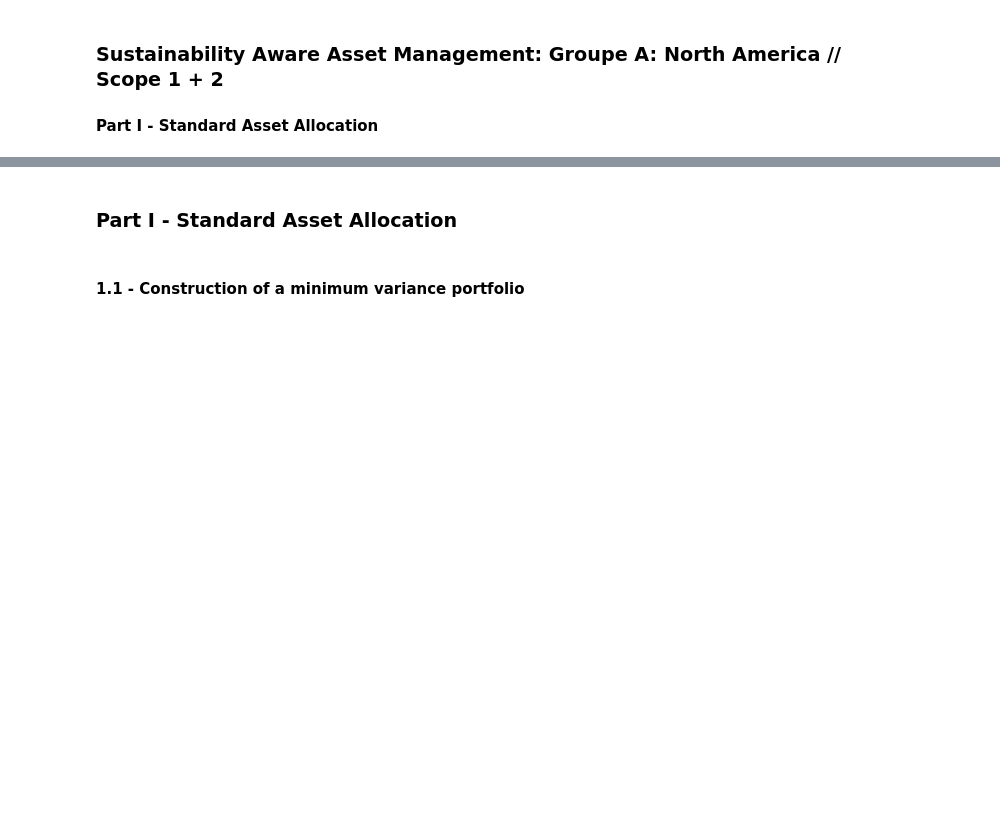
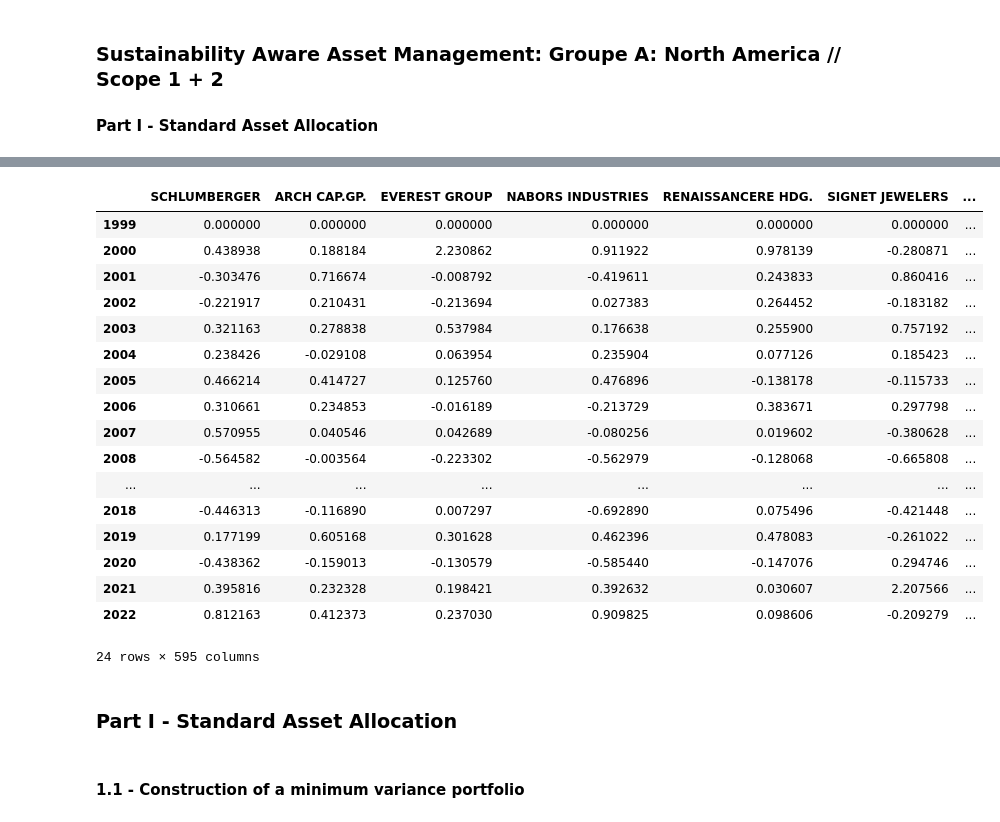
Before and after one commit to dorentinmorina/SAAM, a Jupyter notebook: main.ipynb, the cells around one changed output, grey strips where cells are left out. Saved outputs shown, nothing was run; the diff lists cells and outputs as text; code cells hidden in the pictures; blank space fills up the shorter version.

```diff
--- a/main.ipynb
+++ b/main.ipynb
@@ -21,3 +38,25 @@ df_y = yearly_return.pct_change().fillna(0)
+# %%
+## DataFrame yearly returns
+df_y
+# %% [output]
+|  | SCHLUMBERGER | ARCH CAP.GP. | EVEREST GROUP | NABORS INDUSTRIES | RENAISSANCERE HDG. | SIGNET JEWELERS | ... |
+| 1999 | 0.000000 | 0.000000 | 0.000000 | 0.000000 | 0.000000 | 0.000000 | ... |
+| 2000 | 0.438938 | 0.188184 | 2.230862 | 0.911922 | 0.978139 | -0.280871 | ... |
+| 2001 | -0.303476 | 0.716674 | -0.008792 | -0.419611 | 0.243833 | 0.860416 | ... |
+| 2002 | -0.221917 | 0.210431 | -0.213694 | 0.027383 | 0.264452 | -0.183182 | ... |
+| 2003 | 0.321163 | 0.278838 | 0.537984 | 0.176638 | 0.255900 | 0.757192 | ... |
+| 2004 | 0.238426 | -0.029108 | 0.063954 | 0.235904 | 0.077126 | 0.185423 | ... |
+| 2005 | 0.466214 | 0.414727 | 0.125760 | 0.476896 | -0.138178 | -0.115733 | ... |
+| 2006 | 0.310661 | 0.234853 | -0.016189 | -0.213729 | 0.383671 | 0.297798 | ... |
+| 2007 | 0.570955 | 0.040546 | 0.042689 | -0.080256 | 0.019602 | -0.380628 | ... |
+| 2008 | -0.564582 | -0.003564 | -0.223302 | -0.562979 | -0.128068 | -0.665808 | ... |
+| ... | ... | ... | ... | ... | ... | ... | ... |
+| 2018 | -0.446313 | -0.116890 | 0.007297 | -0.692890 | 0.075496 | -0.421448 | ... |
+| 2019 | 0.177199 | 0.605168 | 0.301628 | 0.462396 | 0.478083 | -0.261022 | ... |
+| 2020 | -0.438362 | -0.159013 | -0.130579 | -0.585440 | -0.147076 | 0.294746 | ... |
+| 2021 | 0.395816 | 0.232328 | 0.198421 | 0.392632 | 0.030607 | 2.207566 | ... |
+| 2022 | 0.812163 | 0.412373 | 0.237030 | 0.909825 | 0.098606 | -0.209279 | ... |
+24 rows × 595 columns
 # %% [markdown]
 ### Part I - Standard Asset Allocation
 # %% [markdown]
```
Also changed, not shown: parts of 10 cells of this notebook, 1 other file.
